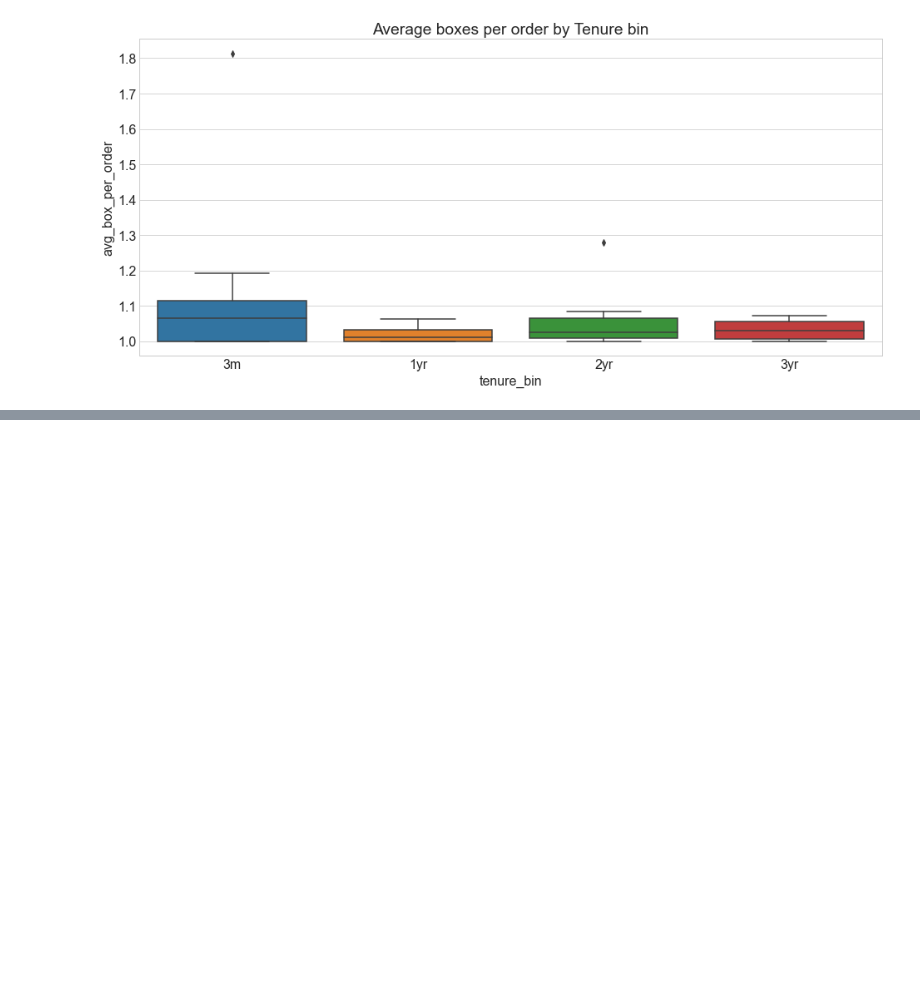
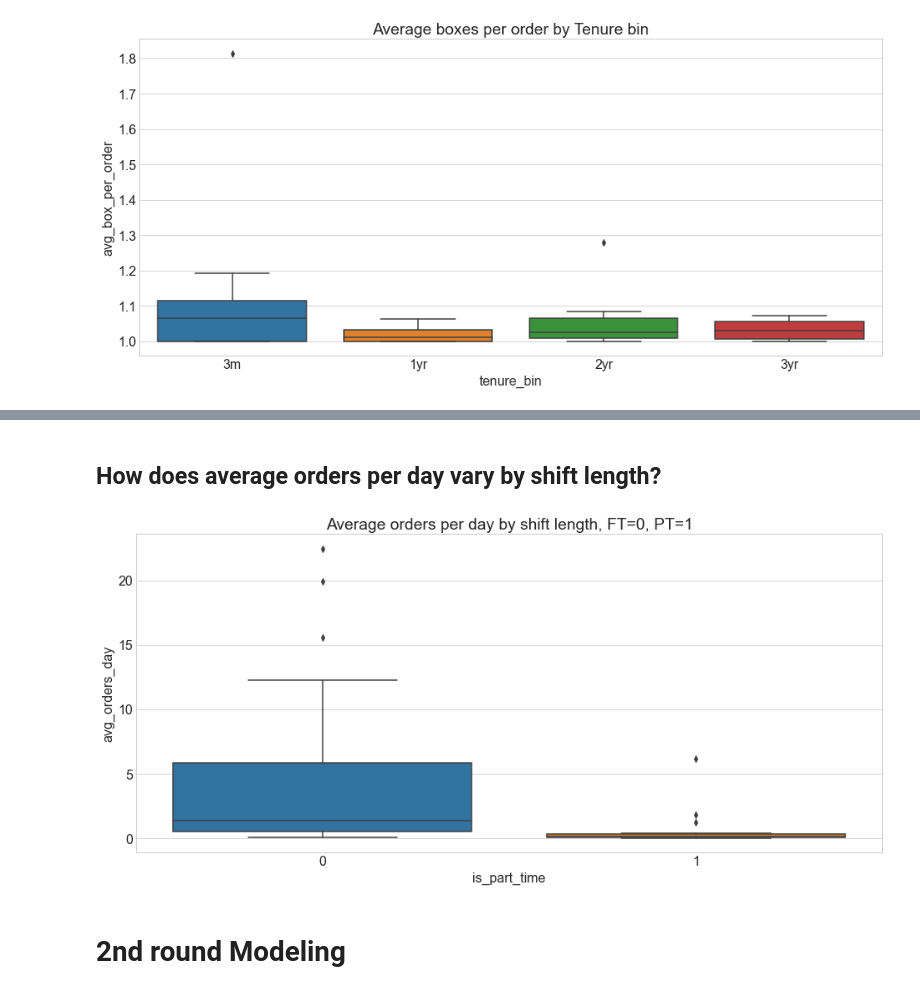
Before and after one commit to RyvynYoung/Supply_Chain, a Jupyter notebook: mvp.ipynb, the cells around one changed output, grey strips where cells are left out. Cells and saved outputs as stored; diff of their text form; code cells hidden in the pictures; blank space fills up the shorter version.

```diff
--- a/mvp.ipynb
+++ b/mvp.ipynb
@@ -1229,0 +999,11 @@ operdf2
+# %% [markdown]
+## How does average orders per day vary by shift length?
+# %%
+plt.figure(figsize=(16,7))
+sns.boxplot(data=operdf2, y='avg_orders_day', x='is_part_time')
+plt.title('Average orders per day by shift length, FT=0, PT=1')
+plt.show()
+# %% [output]
+[figure, added]
+# %% [markdown]
+# 2nd round Modeling
```
Also changed, not shown: parts of 62 cells of this notebook.
